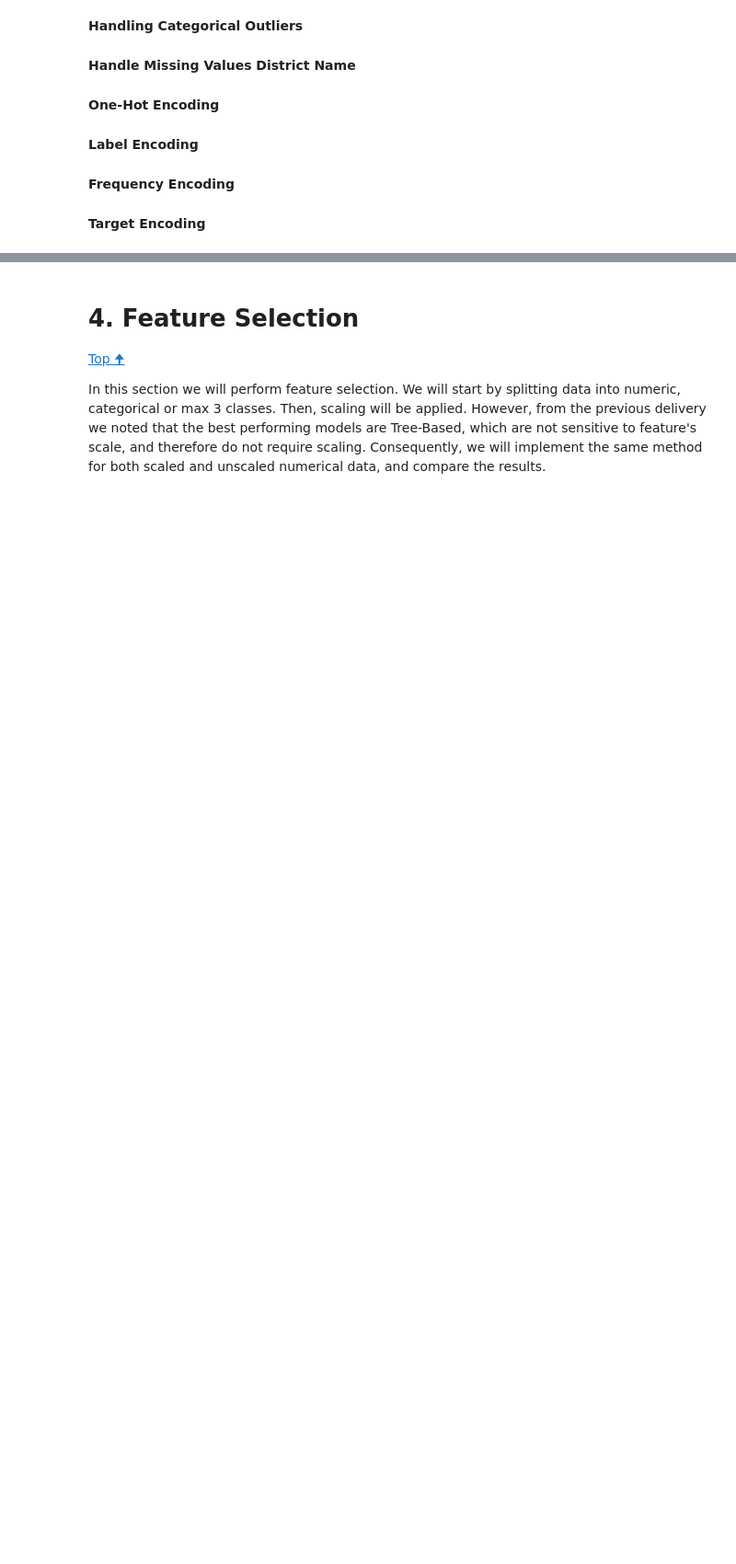
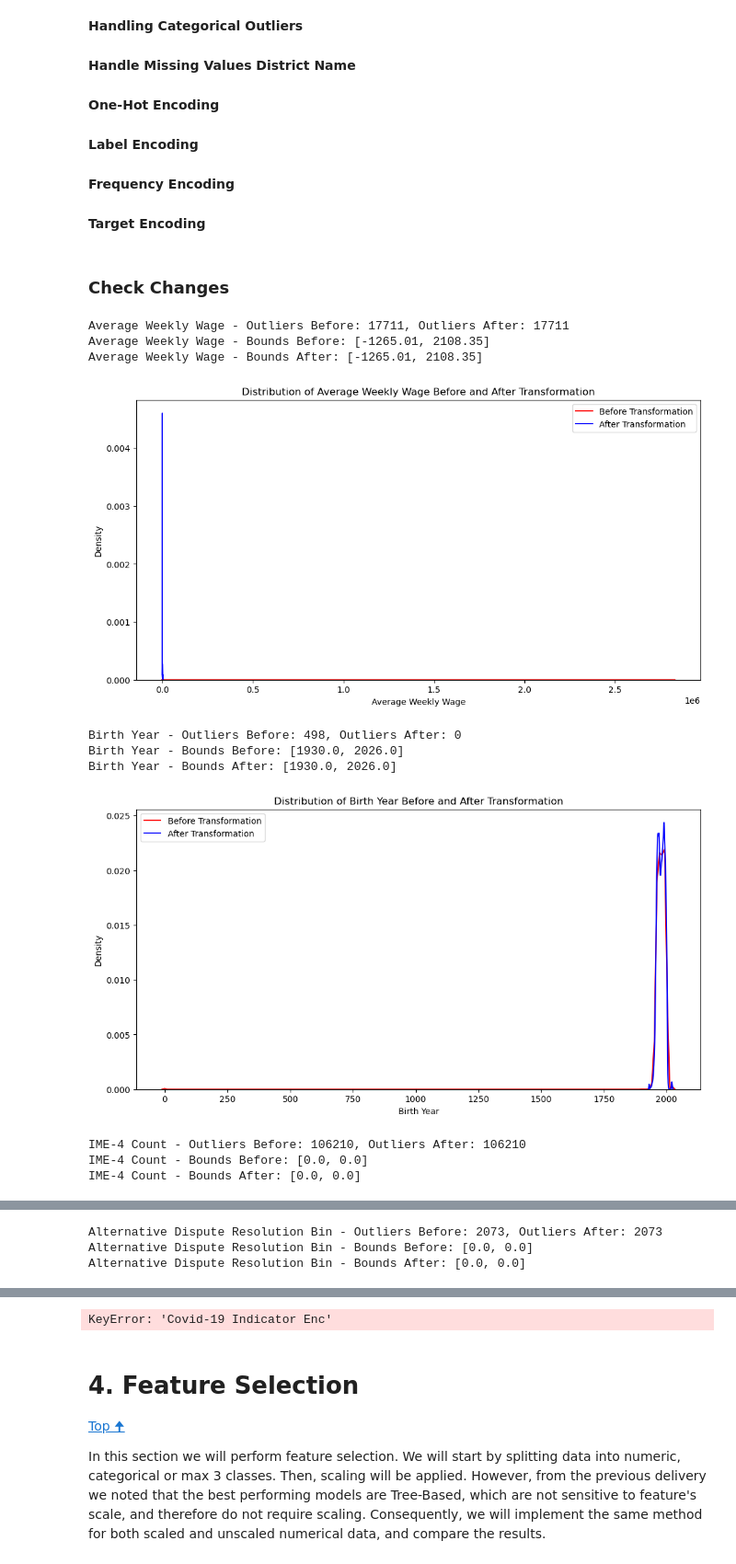
Before and after one commit to antoniooliveira03/machine_learning, a Jupyter notebook: delivery 2 (in progress)/guga_outliers.ipynb, the cells around one changed output, grey strips where cells are left out. Shown at 92% size. Drawn from its saved outputs; the diff is of its cells as text; code cells hidden in the pictures; blank space fills up the shorter version.

```diff
--- a/delivery 2 (in progress)/guga_outliers.ipynb
+++ b/delivery 2 (in progress)/guga_outliers.ipynb
@@ -177,10 +229,10 @@ X_train['IME-4 Count Log'] = np.log1p(X_train['IME-4 Count'])
 # %% [markdown]
 **Alternative Dispute Resolution Bin**
 # %%
-dropped_len_alt_disp = len(X_train[X_train['Alternative Dispute Resolution Bin'] == 1])
-
-X_train['Alternative Dispute Resolution Bin'] = X_train['Alternative Dispute Resolution Bin'].fillna(0)
+# Fill missing values with 0 (assuming NaN means no dispute resolution)
+X_train['Alternative Dispute Resolution Bin'] = X_train['Alternative Dispute Resolution Bin'].fillna(0).astype(int)
 # %% [markdown]
 **Covid-19 Indicator Enc**
 # %%
-X_train['COVID-19 Indicator Enc'] = X_train['COVID-19 Indicator Enc'].fillna(0)
+# Fill missing values with 0, assuming NaN means "not related to COVID-19"
+X_train['COVID-19 Indicator Enc'] = X_train['COVID-19 Indicator Enc'].fillna(0).astype(int)
@@ -202,7 +246,10 @@ X_train['COVID-19 Indicator Enc'] = X_train['COVID-19 Indicator Enc'].fillna(0)
 # %% [markdown]
 **Accident Date Year**
 # %%
-dropped_len_accident_year =len(X_train[X_train['Accident Date Year'] < 2017])
+# Clip years to a valid range
+X_train['Accident Date Year'] = X_train['Accident Date Year'].clip(lower=2000, upper=2023)
+X_train['C-2 Date Year'] = X_train['C-2 Date Year'].clip(lower=2000, upper=2023)
 
+# Calculate year differences
 X_train['Accident Date Year Diff'] = 2023 - X_train['Accident Date Year']
 X_train['C-2 Date Year Diff'] = 2023 - X_train['C-2 Date Year']
@@ -342,3 +410,62 @@ X_train['Carrier Name'] = X_train['Carrier Name'].map(freq_map)
 # %%
 target_mean = X_train.groupby('Carrier Name')['Target'].mean()
 X_train['Carrier Name Enc'] = X_train['Carrier Name'].map(target_mean)
+# %% [markdown]
+### Check Changes
+# %%
+# Define the function to detect outliers using IQR
+def check_outliers(df, column):
+    Q1 = df[column].quantile(0.25)
+    Q3 = df[column].quantile(0.75)
+    IQR = Q3 - Q1
+    lower_bound = Q1 - 1.5 * IQR
+    upper_bound = Q3 + 1.5 * IQR
+    outliers_below = (df[column] < lower_bound).sum()
+    outliers_above = (df[column] > upper_bound).sum()
+    total_outliers = outliers_below + outliers_above
+    return total_outliers, lower_bound, upper_bound
+
+# Function to display comparison
+def compare_outliers_before_after(before, after, column_name):
+    before_outliers, before_lower, before_upper = check_outliers(before, column_name)
+    after_outliers, after_lower, after_upper = check_outliers(after, column_name)
+    print(f"{column_name} - Outliers Before: {before_outliers}, Outliers After: {after_outliers}")
+    print(f"{column_name} - Bounds Before: [{before_lower}, {before_upper}]")
+    print(f"{column_name} - Bounds After: [{after_lower}, {after_upper}]")
+
+# Function to plot before and after transformations
+def plot_comparison(before, after, column_name):
+    plt.figure(figsize=(12, 6))
+    sns.kdeplot(before[column_name], label='Before Transformation', color='red')
+    sns.kdeplot(after[column_name], label='After Transformation', color='blue')
+    plt.title(f'Distribution of {column_name} Before and After Transformation')
+    plt.legend()
+    plt.show()
+
+# Apply and compare for all relevant columns
+columns_to_check = [
+    'Average Weekly Wage',
+    'Birth Year',
+    'IME-4 Count',
+    'Alternative Dispute Resolution Bin',
+    'Covid-19 Indicator Enc',
+    'Accident Date Year Diff',
+    'C-2 Date Year Diff',
+    'WCIO Part Of Body Code'
+]
+
+for column in columns_to_check:
+    compare_outliers_before_after(X_train_copy, X_train, column)
+    plot_comparison(X_train_copy, X_train, column)
+# %% [output]
+Average Weekly Wage - Outliers Before: 17711, Outliers After: 17711
+Average Weekly Wage - Bounds Before: [-1265.01, 2108.35]
+Average Weekly Wage - Bounds After: [-1265.01, 2108.35]
+[figure, added]
+Birth Year - Outliers Before: 498, Outliers After: 0
+Birth Year - Bounds Before: [1930.0, 2026.0]
+Birth Year - Bounds After: [1930.0, 2026.0]
+[figure, added]
+IME-4 Count - Outliers Before: 106210, Outliers After: 106210
+IME-4 Count - Bounds Before: [0.0, 0.0]
+IME-4 Count - Bounds After: [0.0, 0.0]
@@ -344,0 +473,3 @@ X_train['Carrier Name Enc'] = X_train['Carrier Name'].map(target_mean)
+Alternative Dispute Resolution Bin - Outliers Before: 2073, Outliers After: 2073
+Alternative Dispute Resolution Bin - Bounds Before: [0.0, 0.0]
+Alternative Dispute Resolution Bin - Bounds After: [0.0, 0.0]
@@ -345,3 +477,4 @@ X_train['Carrier Name Enc'] = X_train['Carrier Name'].map(target_mean)
+KeyError: 'Covid-19 Indicator Enc'
 # %% [markdown]
 # 4. Feature Selection
 
```
Also changed, not shown: parts of 22 cells of this notebook.
